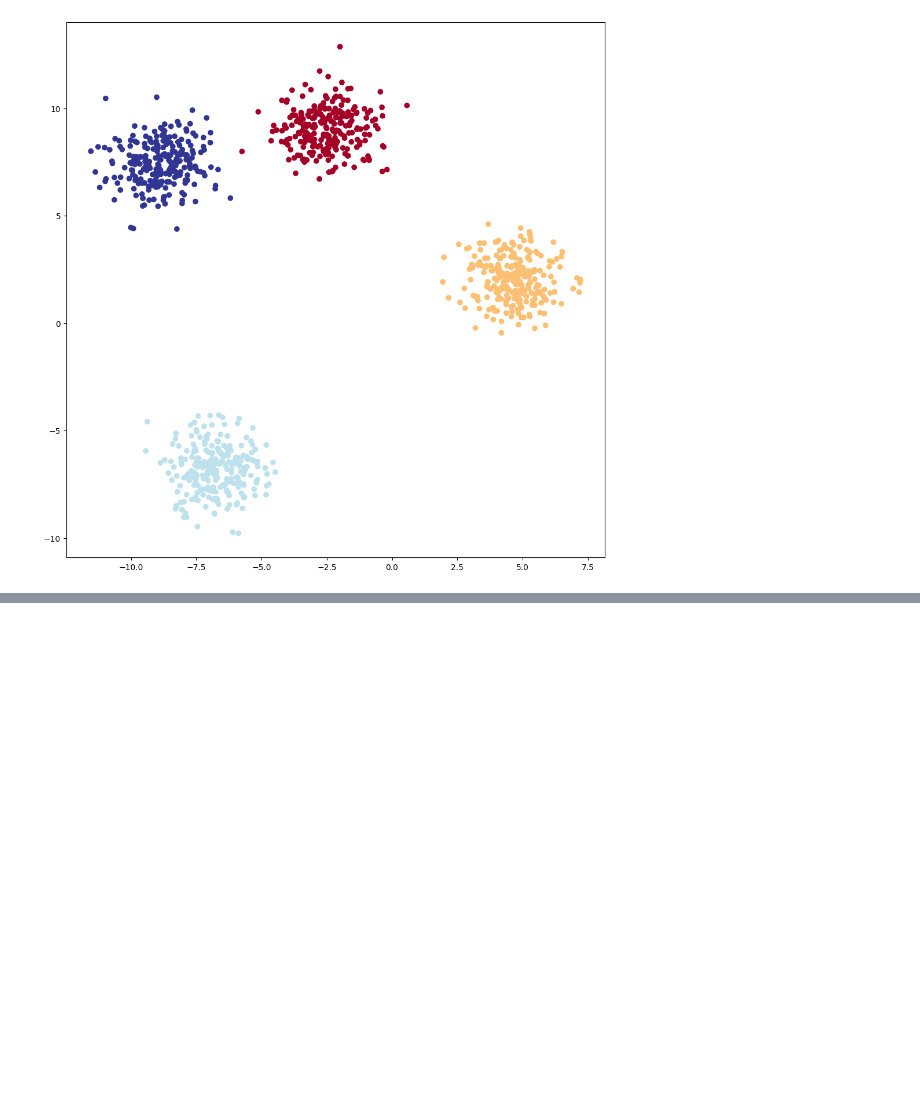
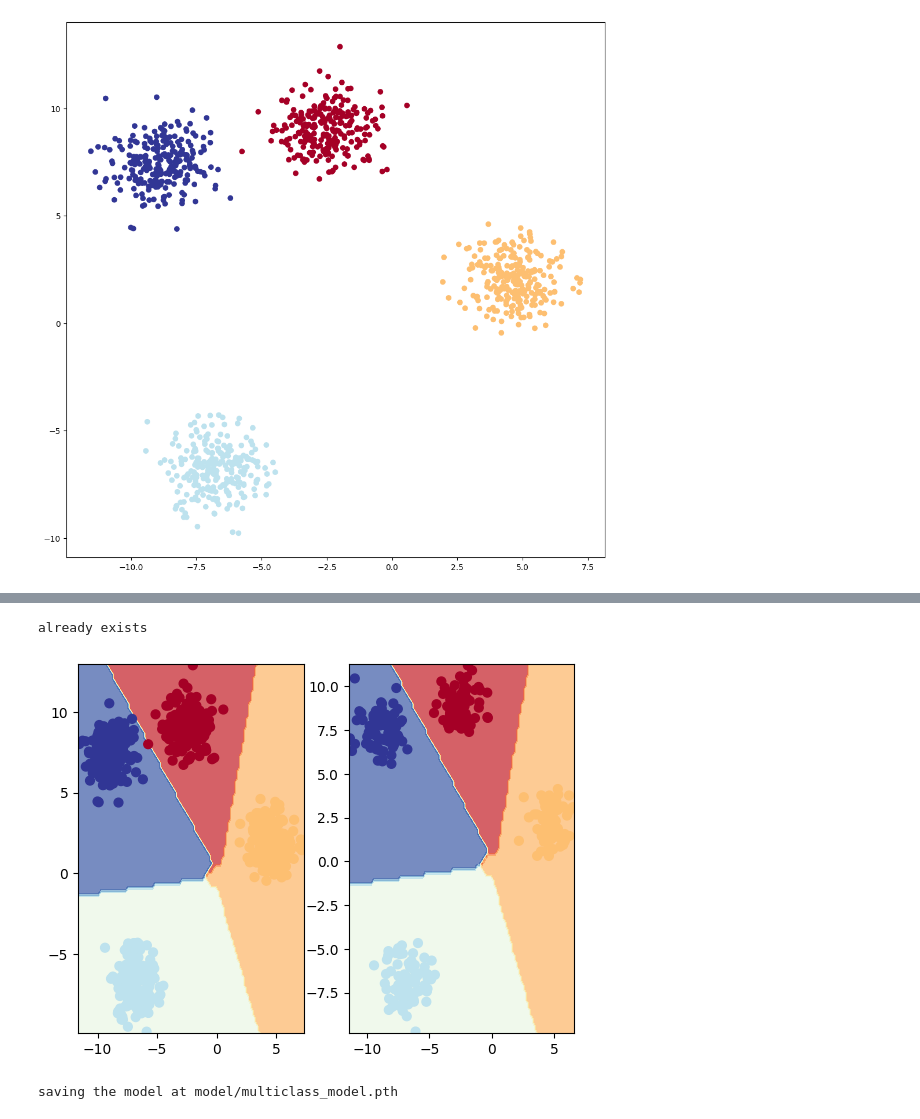
Before and after one commit to 404saugat404/pytorch, a Jupyter notebook: rev/multi_class.ipynb, the cells around one changed output, grey strips where cells are left out. Drawn from its saved outputs; the diff is of its cells as text; code cells hidden in the pictures; blank space fills up the shorter version.

Commit message:
revision of multi class finished😄😄

```diff
--- a/rev/multi_class.ipynb
+++ b/rev/multi_class.ipynb
@@ -109,8 +109,10 @@ class blob_v1(nn.Module):
     # self.layer3=nn.Linear(in_features=hidden_units,out_features=out_feature)
     # self.relu=nn.ReLU()
     self.layer=nn.Sequential(nn.Linear(in_features=in_feature,out_features=hidden_units),
-                             nn.Linear(in_features=hidden_units, out_features=hidden_units)
-                             ,nn.Linear(in_features=hidden_units,out_features=out_feature))
+                             nn.ReLU(),
+                             nn.Linear(in_features=hidden_units, out_features=hidden_units),
+                             nn.ReLU(),
+                             nn.Linear(in_features=hidden_units,out_features=out_feature))
   def forward(self,x):
     return self.layer(x)
 
@@ -150,4 +152,4 @@ y_logits,y_test
          0., 2., 3., 1., 1., 1., 2., 0., 0., 1., 2., 3., 1., 3., 3., 2., 3., 3.,
          2., 2., 1., 0., 0., 1., 2., 1., 3., 1., 2., 1.]))
 # %%
-y_pred=round(torch.softmax(y_logits)).squeeze()
+y_pred=torch.softmax(y_logits,dim=1)
@@ -157,0 +170,11 @@ TypeError: softmax() received an invalid combination of arguments - got (Tensor)
+# %%
+#defining loss fn and optimizer
+loss_fn=nn.CrossEntropyLoss()
+optimizer=torch.optim.SGD(params=model_0.parameters(),lr=0.1)
+# %%
+#defining accuracy fn
+def acc(y_pred,y_true):
+  correct=torch.eq(y_pred,y_true).sum().item()
+  accuracy=(correct/len(y_pred))*100
+
+  return accuracy
@@ -161,0 +278,43 @@ RuntimeError: The size of tensor a (4) must match the size of tensor b (300) at
+# %%
+#now lets visualize
+
+from pathlib import Path
+import requests
+
+if Path("helper_functions.py").is_file():
+  print("already exists")
+
+else:
+  print("downloading...")
+  request = requests.get("https://raw.githubusercontent.com/mrdbourke/pytorch-deep-learning/main/helper_functions.py")
+  with open("helper_functions.py","wb") as file:
+    file.write(request.content)
+# %% [output]
+already exists
+# %%
+from helper_functions import plot_decision_boundary,plot_predictions
+
+# plt.figure(figsize=(12,12))
+plt.subplot(1,2,1)
+plot_decision_boundary(model_0,X_train,y_train)
+
+
+plt.subplot(1,2,2)
+plot_decision_boundary(model_0,X_test,y_test)
+# %% [output]
+[figure, added]
+# %%
+#saving the model
+#we save the state_dict of the model while saving the  model
+
+from pathlib import Path
+file_path=Path('model')
+file_path.mkdir(parents=True, exist_ok=True)
+
+model_name="multiclass_model.pth"
+model_path=file_path/model_name
+
+print(f"saving the model at {model_path}")
+torch.save(obj=model_0.state_dict(),f=model_path)
+# %% [output]
+saving the model at model/multiclass_model.pth
```
Also changed, not shown: parts of 9 cells of this notebook.
